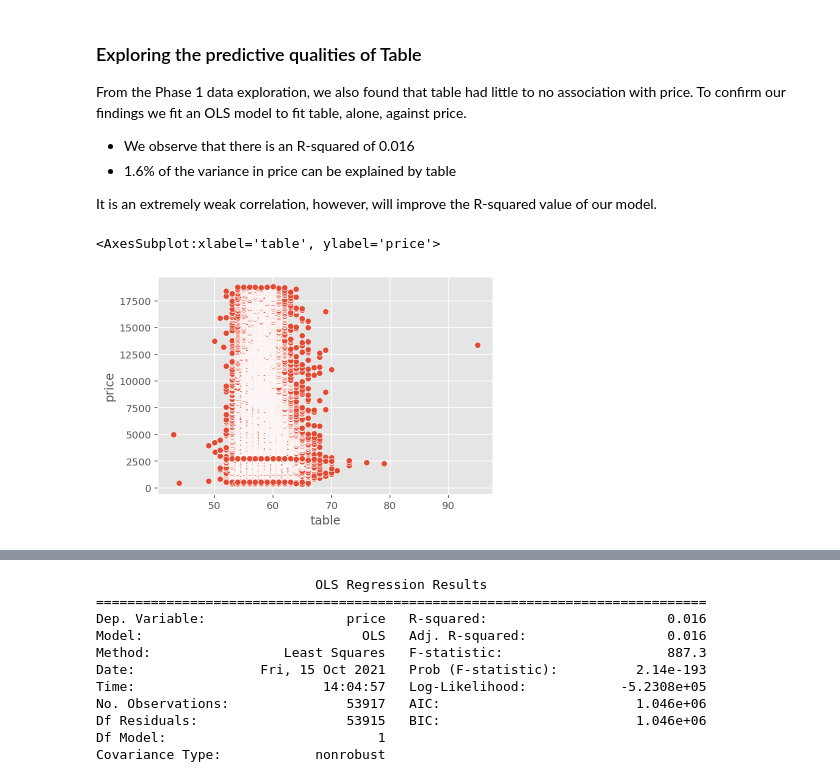
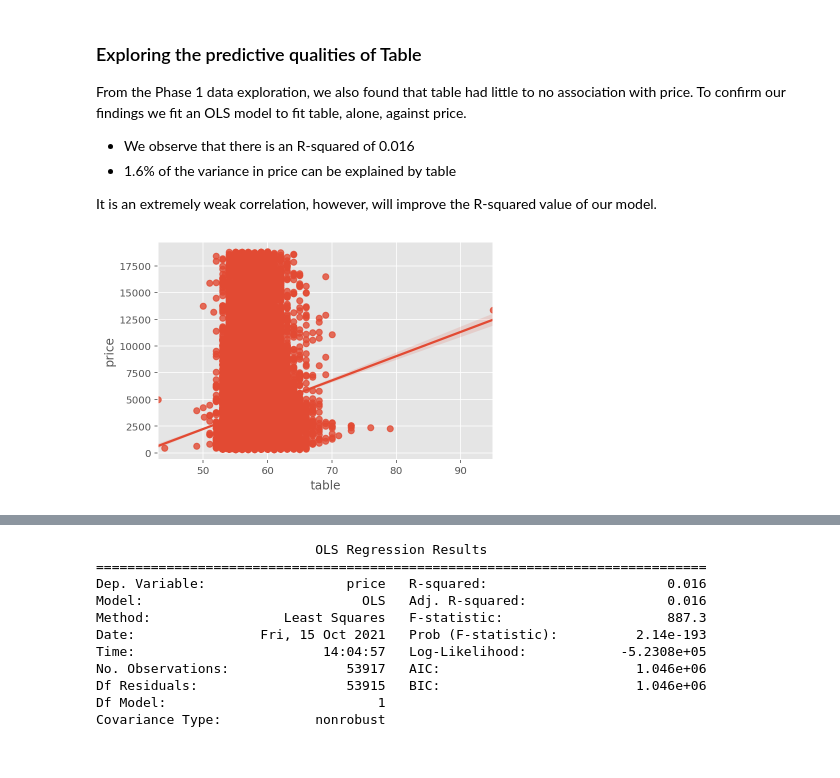
Before and after one commit to gabbagabbagool/rmit-diamonds, a Jupyter notebook: Phase_2_Tom.ipynb, the cells around one changed output, grey strips where cells are left out. Saved outputs shown, nothing was run; the diff lists cells and outputs as text; code cells hidden in the pictures.

```diff
--- a/Phase_2_Tom.ipynb
+++ b/Phase_2_Tom.ipynb
@@ -187,7 +315,7 @@ From the Phase 1 data exploration, we also found that table had little to no ass
 
 It is an extremely weak correlation, however, will improve the R-squared value of our model.
 # %%
-sns.scatterplot(x=data['table'], y=data['price'])
+sns.regplot(x=data['table'], y=data['price'])
+plt.show()
 # %% [output]
-<AxesSubplot:xlabel='table', ylabel='price'>
-[figure, old version]
+[figure, new version]
```
Also changed, not shown: parts of 25 cells of this notebook.
